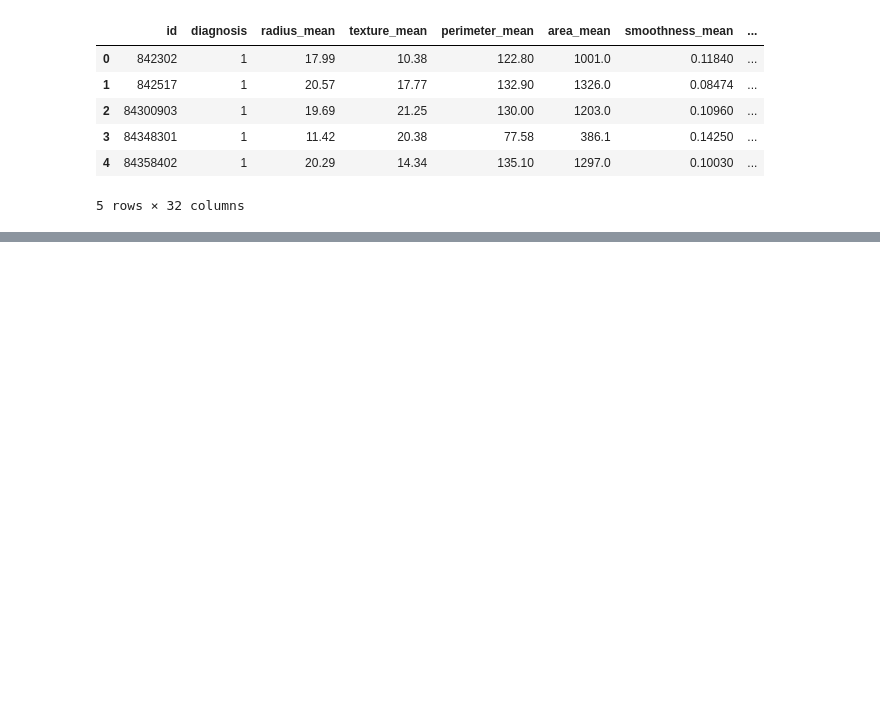
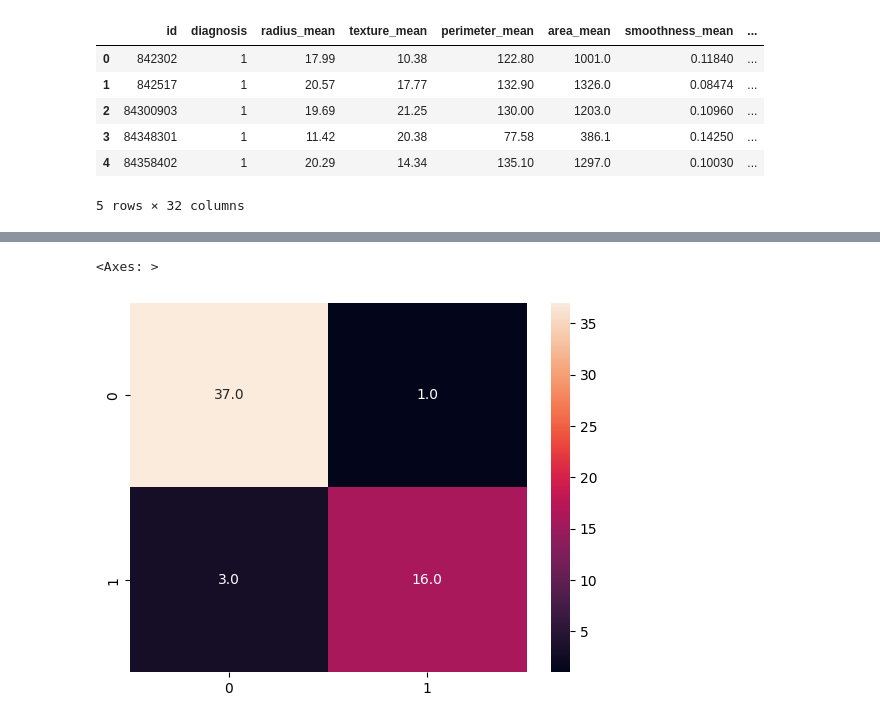
Before and after one commit to shukur-alom/Artificial-Neural-Network-From-Scratch, a Jupyter notebook: main.ipynb, the cells around one changed output, grey strips where cells are left out. Saved outputs shown, nothing was run; the diff lists cells and outputs as text; code cells hidden in the pictures; blank space fills up the shorter version.

```diff
--- a/main.ipynb
+++ b/main.ipynb
@@ -138,0 +139,2 @@ Epoche : 4999, loss : 4.924577051286862
+# %%
+predict = np.where(my_predict(x_test,weight) >= 0.5, 1, 0)
@@ -138,0 +156,5 @@ Epoche : 4999, loss : 4.924577051286862
+# %%
+sns.heatmap(confusion_matrix(y_test, predict), annot=True, fmt=".1f")
+# %% [output]
+<Axes: >
+[figure, added]
```
Also changed, not shown: parts of 3 cells of this notebook.
